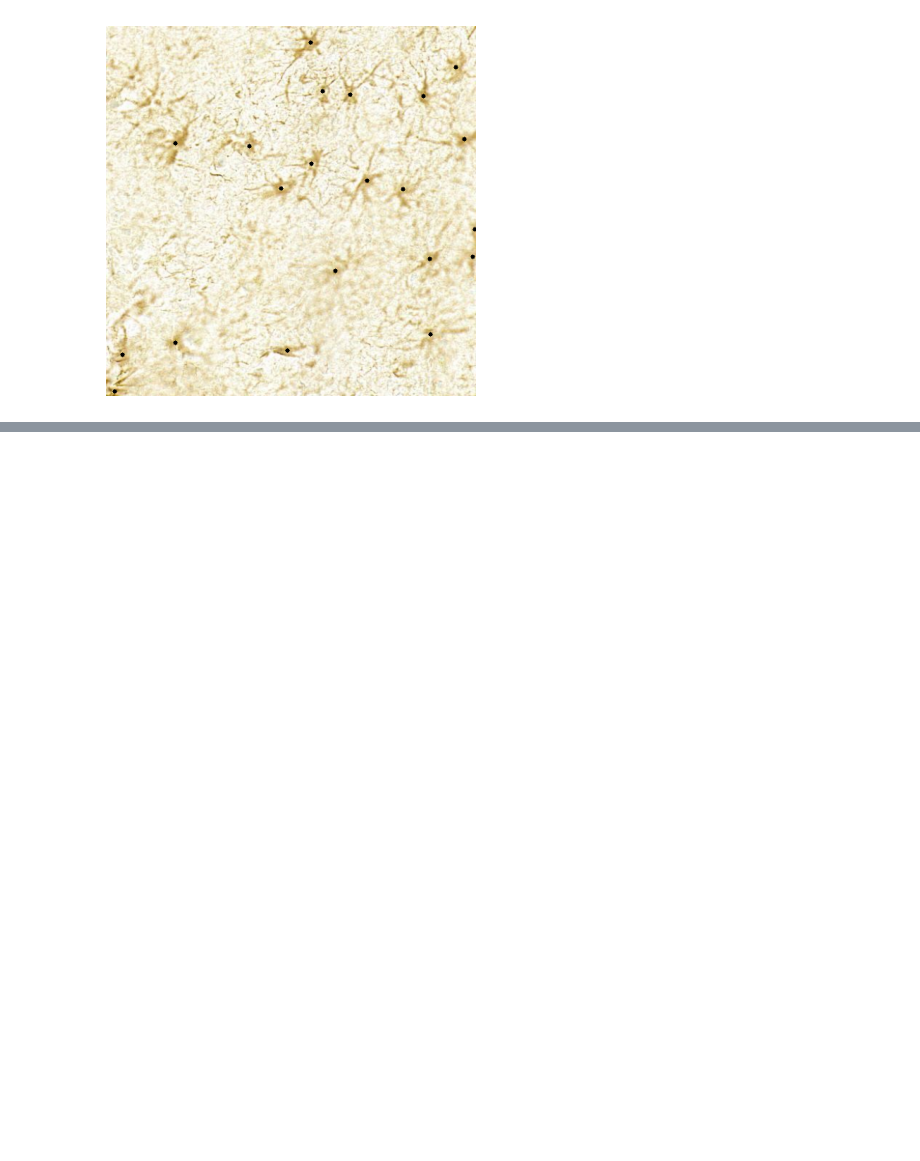
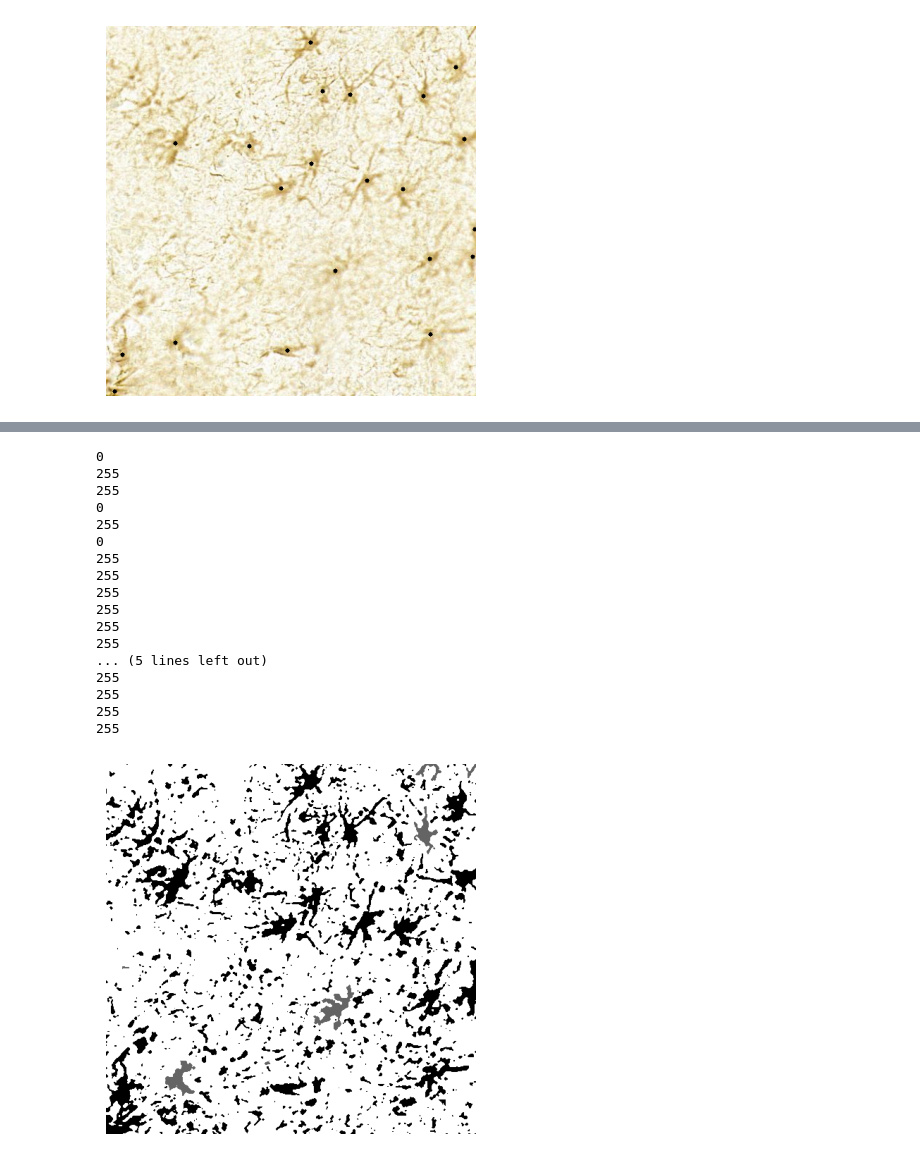
Before and after one commit to raisaaajose/astrocyte-detection, a Jupyter notebook: astrocytes.ipynb, the cells around one changed output, grey strips where cells are left out. Saved outputs shown, nothing was run; the diff lists cells and outputs as text; code cells hidden in the pictures; blank space fills up the shorter version.

```diff
--- a/astrocytes.ipynb
+++ b/astrocytes.ipynb
@@ -172,0 +254,66 @@ plt.show()
+# %%
+#bfs flood fill 8-connected
+
+from collections import deque
+
+def flood_fill_multi_source(grid, sources, new_color):
+    rows, cols = len(grid), len(grid[0])
+    original_color = 0
+
+    if original_color == new_color:
+        return grid
+
+    queue = deque(sources)
+
+    while queue:
+        x, y = queue.popleft()
+        for dx, dy in [(-1, 0), (1, 0), (0, -1), (0, 1),(1,1),(-1,-1),(1,-1),(-1,1)]:
+            nx, ny = x + dx, y + dy
+            if 0 <= nx < rows and 0 <= ny < cols and grid[nx][ny] == original_color:
+                grid[nx][ny] = new_color
+                queue.append((nx, ny))
+        grid[x][y] = new_color
+
+    return grid
+
+
+grid = floodfill_blurred_array.copy()
+sources = [tuple(coord) for coord in centres]
+for x, y in sources:
+    print(grid[x][y])
+new_color = 100
+
+result = flood_fill_multi_source(grid, sources, new_color)
+# for row in result:
+#     print(row)
+
+plt.imshow(result,cmap='gray')
+plt.axis('off')
+plt.show()
+
+# for x,y in centres:
+#     print(grid[x][y])
+#     cv2.circle(result, (x,y), 3, (255,0, 0), -1)
+
+# plt.imshow(result)
+# plt.axis('off')
+# plt.show()
+# %% [output]
+0
+255
+255
+0
+255
+0
+255
+255
+255
+255
+255
+255
+... (5 lines left out)
+255
+255
+255
+255
+[figure, added]
```
Also changed, not shown: parts of 5 cells of this notebook.
